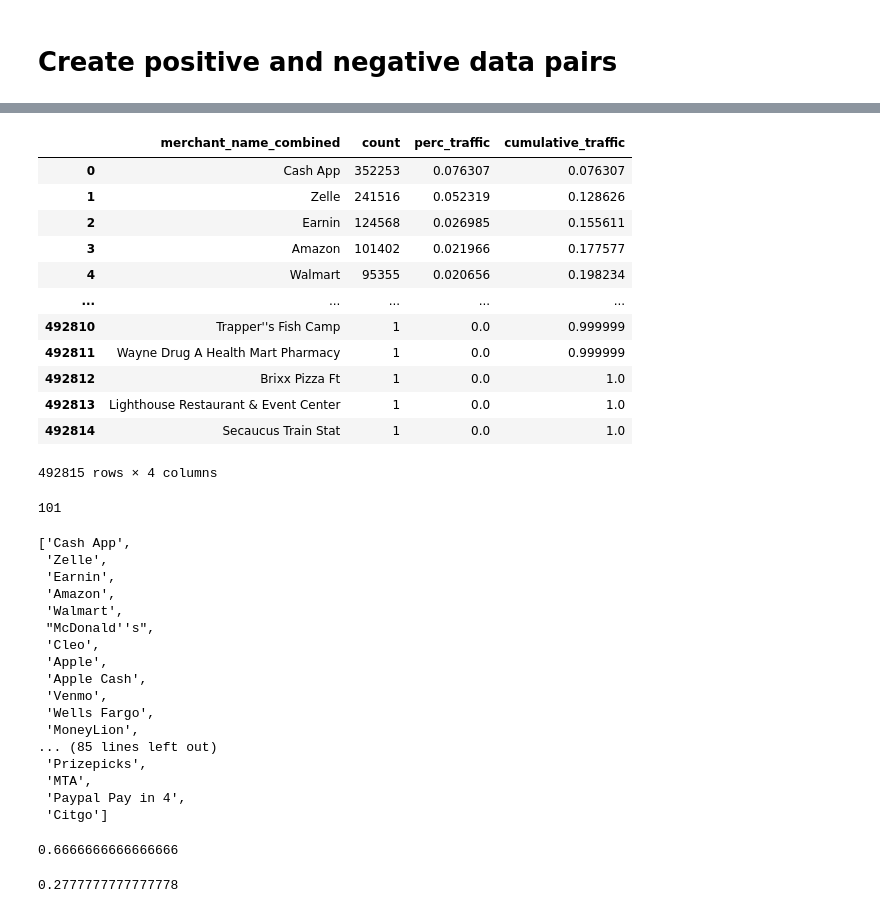
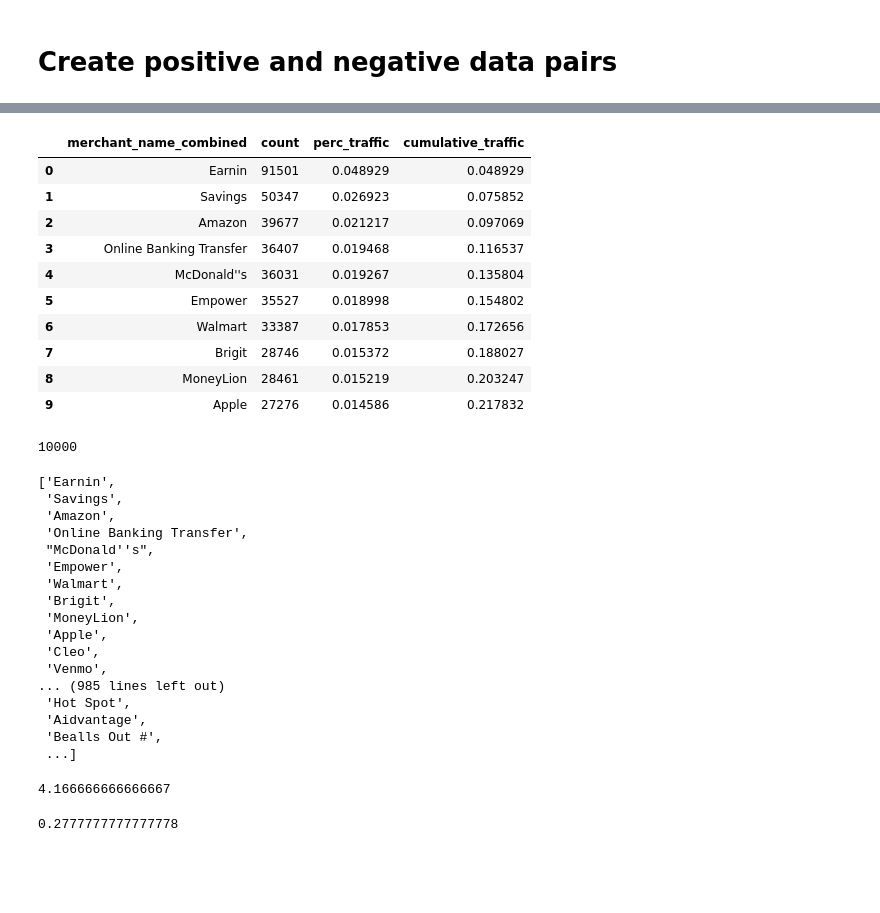
Before and after one commit to claracaste/exploration, a Jupyter notebook: MERCHANTS/data_pairs_creation_remote_backup.ipynb, the cells around one changed output, grey strips where cells are left out. Saved outputs shown, nothing was run; the diff lists cells and outputs as text; code cells hidden in the pictures; blank space fills up the shorter version.

```diff
--- a/MERCHANTS/data_pairs_creation_remote_backup.ipynb
+++ b/MERCHANTS/data_pairs_creation_remote_backup.ipynb
@@ -73,3 +73,6 @@ Requirement already satisfied: six>=1.5 in /opt/conda/lib/python3.10/site-packag
 Note: you may need to restart the kernel to use updated packages.
 # %%
 import awswrangler as wr
+# %%
+path_new_file = "s3://cleo-data-science/transaction_enrichment/experimental_data/caste/processed_duplicates/trans_2024-05-15_2024-05-15"
+df_data_raw = wr.s3.read_parquet(path=path_new_file)
@@ -144,5 +157,5 @@ df_data_raw.loc[1600443,'merchant_name_combined']
 # %%
-df_data_raw['len_sentence'] = df_data_raw['sentence'].apply(lambda x: len(x.split(' ')))
+df_data_raw['len_sentence'] = df_data_raw['description_combined_processed'].apply(lambda x: len(x.split(' ')))
 # %%
 df_data_raw['len_sentence'].max()
 # %% [output]
@@ -159,3 +172,7 @@ df_data_raw.head()
+# %%
+df_data_raw['merchant_name_combined_len'] = df_data_raw['merchant_name_combined'].apply(lambda x: len(x))
+df_data_raw = df_data_raw[df_data_raw['merchant_name_combined_len']>=1]
+df_data_raw.drop('merchant_name_combined_len', axis=1, inplace=True)
 # %%
 print(df_data_raw[df_data_raw['len_sentence']==df_data_raw['len_sentence'].max()]['description_combined'])
 # %% [output]
@@ -227,48 +245,46 @@ plt.xlim([0,4000])
 # %%
 df_merchant_volume.reset_index(drop=False,inplace=True)
-df_merchant_volume
+df_merchant_volume[0:10]
 # %% [output]
 |  | merchant_name_combined | count | perc_traffic | cumulative_traffic |
-| 0 | Cash App | 352253 | 0.076307 | 0.076307 |
-| 1 | Zelle | 241516 | 0.052319 | 0.128626 |
-| 2 | Earnin | 124568 | 0.026985 | 0.155611 |
-| 3 | Amazon | 101402 | 0.021966 | 0.177577 |
-| 4 | Walmart | 95355 | 0.020656 | 0.198234 |
-| ... | ... | ... | ... | ... |
-| 492810 | Trapper''s Fish Camp | 1 | 0.0 | 0.999999 |
-| 492811 | Wayne Drug A Health Mart Pharmacy | 1 | 0.0 | 0.999999 |
-| 492812 | Brixx Pizza Ft | 1 | 0.0 | 1.0 |
-| 492813 | Lighthouse Restaurant & Event Center | 1 | 0.0 | 1.0 |
-| 492814 | Secaucus Train Stat | 1 | 0.0 | 1.0 |
+| 0 | Earnin | 91501 | 0.048929 | 0.048929 |
+| 1 | Savings | 50347 | 0.026923 | 0.075852 |
+| 2 | Amazon | 39677 | 0.021217 | 0.097069 |
+| 3 | Online Banking Transfer | 36407 | 0.019468 | 0.116537 |
+| 4 | McDonald''s | 36031 | 0.019267 | 0.135804 |
+| 5 | Empower | 35527 | 0.018998 | 0.154802 |
+| 6 | Walmart | 33387 | 0.017853 | 0.172656 |
+| 7 | Brigit | 28746 | 0.015372 | 0.188027 |
+| 8 | MoneyLion | 28461 | 0.015219 | 0.203247 |
+| 9 | Apple | 27276 | 0.014586 | 0.217832 |
-492815 rows × 4 columns
 # %%
-top_n = 101
+top_n = 10000
 merchants_top_n = df_merchant_volume['merchant_name_combined'][0:top_n].tolist()
 print(len(merchants_top_n))
 merchants_top_n
 # %% [output]
-101
+10000
-['Cash App',
- 'Zelle',
- 'Earnin',
+['Earnin',
+ 'Savings',
  'Amazon',
+ 'Online Banking Transfer',
+ "McDonald''s",
+ 'Empower',
  'Walmart',
- "McDonald''s",
+ 'Brigit',
+ 'MoneyLion',
+ 'Apple',
  'Cleo',
- 'Apple',
- 'Apple Cash',
  'Venmo',
- 'Wells Fargo',
- 'MoneyLion',
-... (85 lines left out)
- 'Prizepicks',
- 'MTA',
- 'Paypal Pay in 4',
- 'Citgo']
+... (985 lines left out)
+ 'Hot Spot',
+ 'Aidvantage',
+ 'Bealls Out #',
+ ...]
-# %%
-24*100/3600
-# %% [output]
-0.6666666666666666
+# %%
+15*1000/3600
+# %% [output]
+4.166666666666667
 # %%
 20*50/3600
 # %% [output]
```
Also changed, not shown: parts of 35 cells of this notebook, 20 other files.
